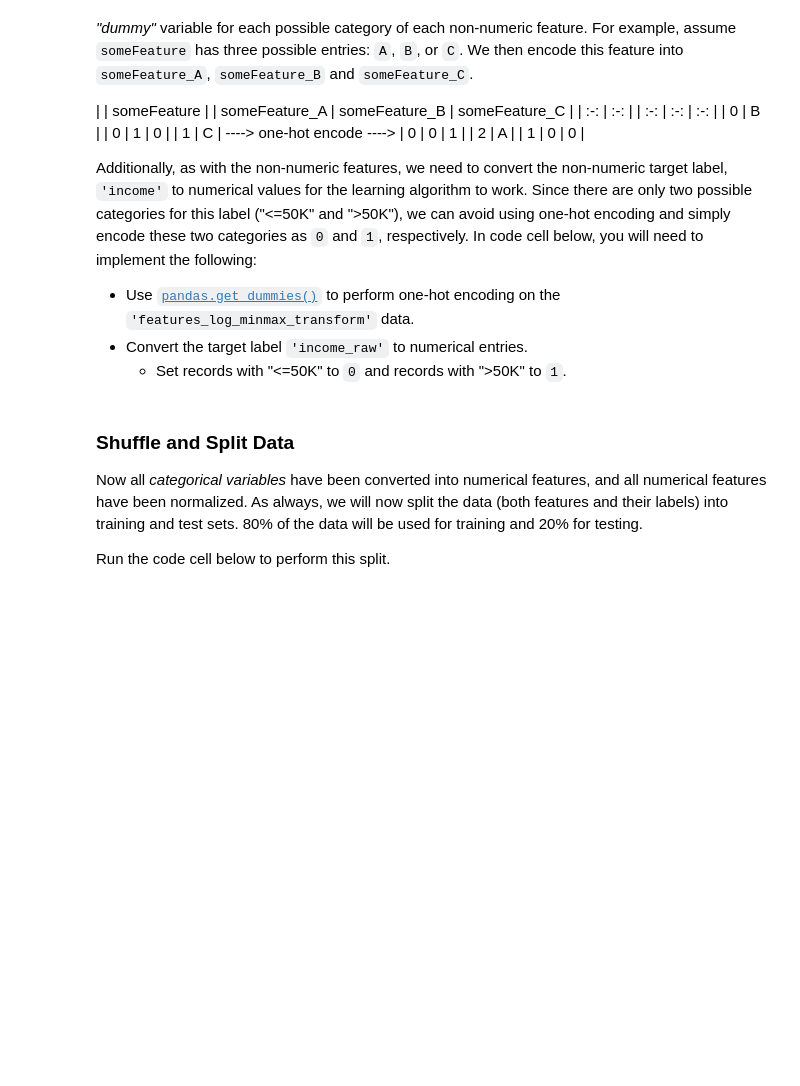
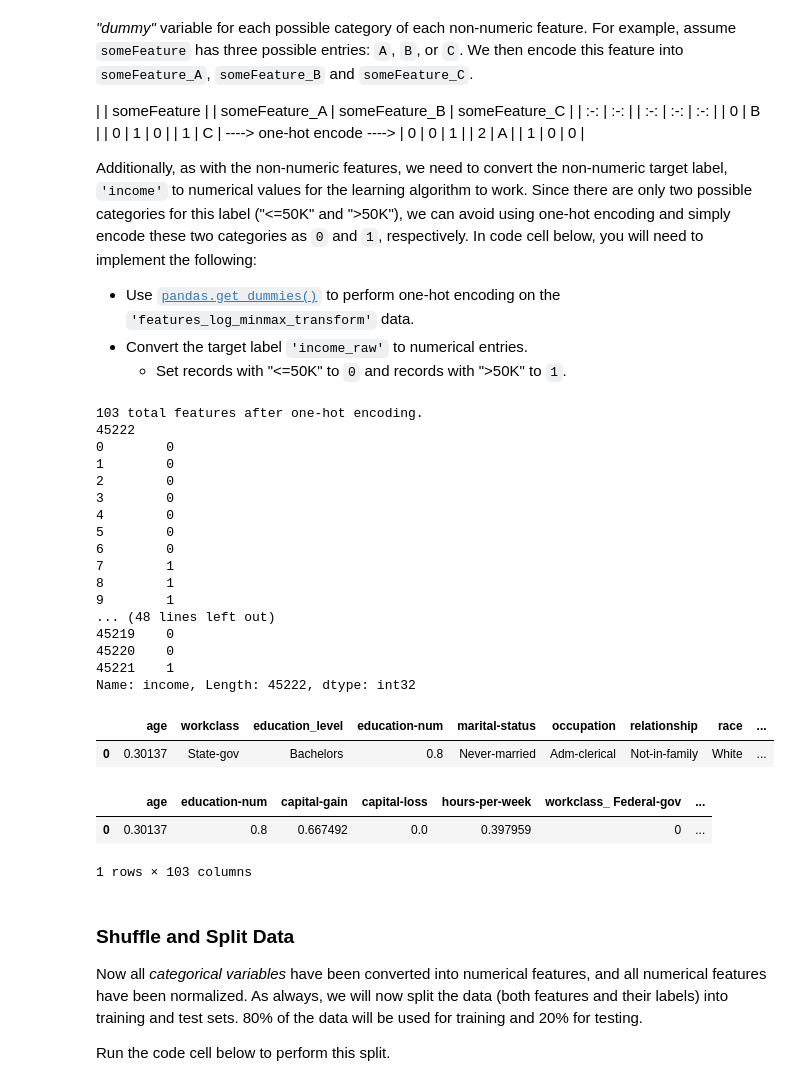
Before and after one commit to annalovesrobots/machine-learning, a Jupyter notebook: projects/finding_donors/finding_donors.ipynb, the cells around one changed output. Saved outputs shown, nothing was run; the diff lists cells and outputs as text; code cells hidden in the pictures; blank space fills up the shorter version.

```diff
--- a/projects/finding_donors/finding_donors.ipynb
+++ b/projects/finding_donors/finding_donors.ipynb
@@ -152,17 +170,49 @@ Additionally, as with the non-numeric features, we need to convert the non-numer
    - Set records with "<=50K" to `0` and records with ">50K" to `1`.
 # %%
 # TODO: One-hot encode the 'features_log_minmax_transform' data using pandas.get_dummies()
-features_final = None
+features_final = pd.get_dummies(features_log_minmax_transform)
 
 # TODO: Encode the 'income_raw' data to numerical values
-income = None
+#income = np.zeros(income_raw.shape[0])
+#income = [1 for i in income_raw if i =='>50K']
+## how to do thissssssssssss?
+income = income_raw == ">50K"
+income = income.astype(int)
 
 # Print the number of features after one-hot encoding
 encoded = list(features_final.columns)
 print "{} total features after one-hot encoding.".format(len(encoded))
+#print features_final.head()
 
 # Uncomment the following line to see the encoded feature names
-# print encoded
+#print encoded
+print len(income)
+print income
+display(features_log_minmax_transform.head(n=1))
+display(features_final.head(n=1))
+# %% [output]
+103 total features after one-hot encoding.
+45222
+0        0
+1        0
+2        0
+3        0
+4        0
+5        0
+6        0
+7        1
+8        1
+9        1
+... (48 lines left out)
+45219    0
+45220    0
+45221    1
+Name: income, Length: 45222, dtype: int32
+|  | age | workclass | education_level | education-num | marital-status | occupation | relationship | race | ... |
+| 0 | 0.30137 | State-gov | Bachelors | 0.8 | Never-married | Adm-clerical | Not-in-family | White | ... |
+|  | age | education-num | capital-gain | capital-loss | hours-per-week | workclass_ Federal-gov | ... |
+| 0 | 0.30137 | 0.8 | 0.667492 | 0.0 | 0.397959 | 0 | ... |
+1 rows × 103 columns
 # %% [markdown]
 ### Shuffle and Split Data
 Now all _categorical variables_ have been converted into numerical features, and all numerical features have been normalized. As always, we will now split the data (both features and their labels) into training and test sets. 80% of the data will be used for training and 20% for testing.
```
Also changed, not shown: parts of 6 cells of this notebook.
